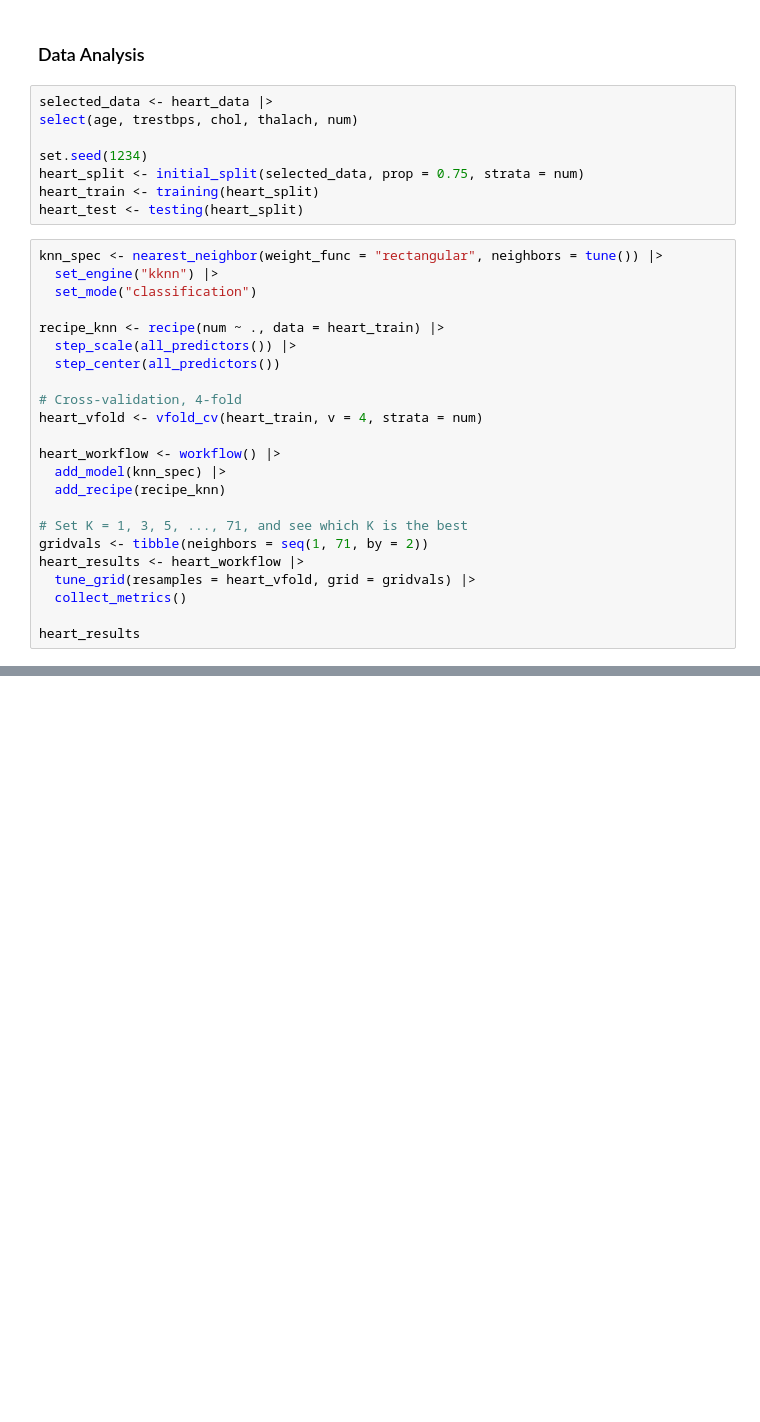
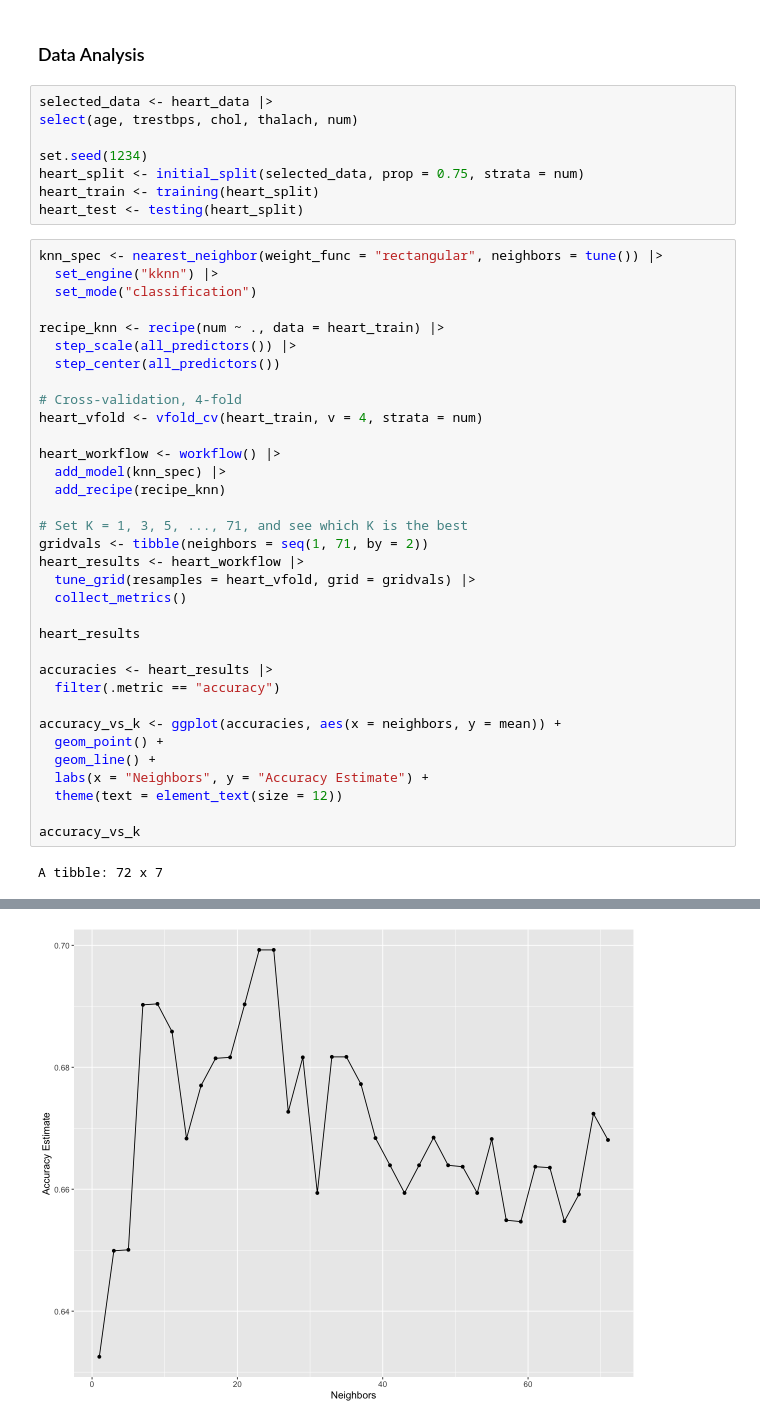
Before and after one commit to Dedoria/project_006_19, a Jupyter notebook: project_report.ipynb, the cells around one changed output, grey strips where cells are left out. Drawn from its saved outputs; the diff is of its cells as text; blank space fills up the shorter version.

```diff
--- a/project_report.ipynb
+++ b/project_report.ipynb
@@ -150,3 +201,16 @@ heart_results <- heart_workflow |>
   collect_metrics()
 
 heart_results
+
+accuracies <- heart_results |>
+  filter(.metric == "accuracy")
+
+accuracy_vs_k <- ggplot(accuracies, aes(x = neighbors, y = mean)) +
+  geom_point() +
+  geom_line() +
+  labs(x = "Neighbors", y = "Accuracy Estimate") +
+  theme(text = element_text(size = 12))
+
+accuracy_vs_k
+# %% [output]
+A tibble: 72 x 7
@@ -153,3 +226,4 @@ heart_results
+[figure, added]
 # %%
 best_k <- heart_results |>
   filter(.metric == "accuracy") |>
```
Also changed, not shown: parts of 15 cells of this notebook.
